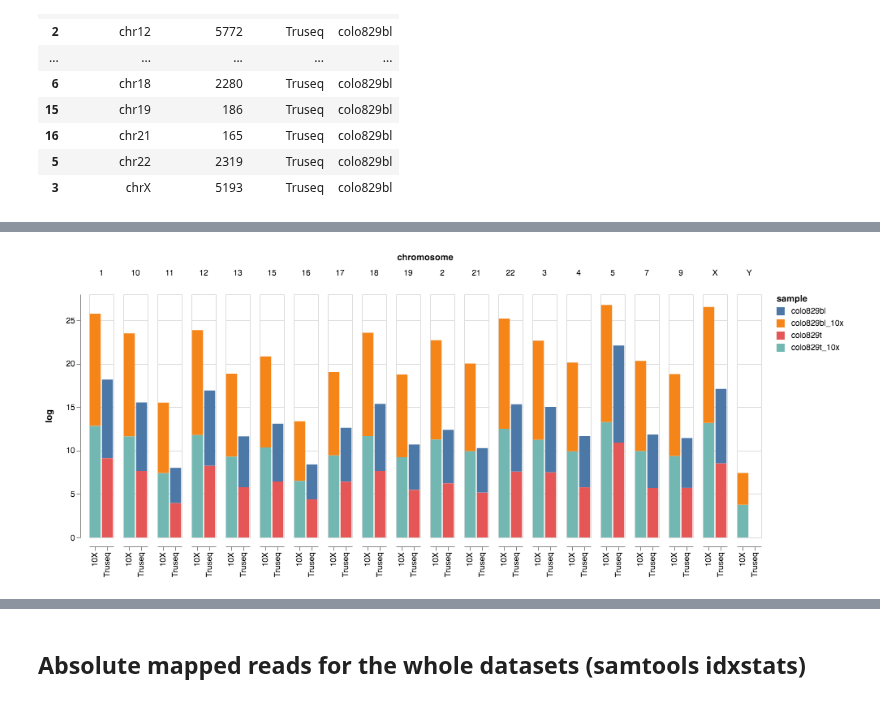
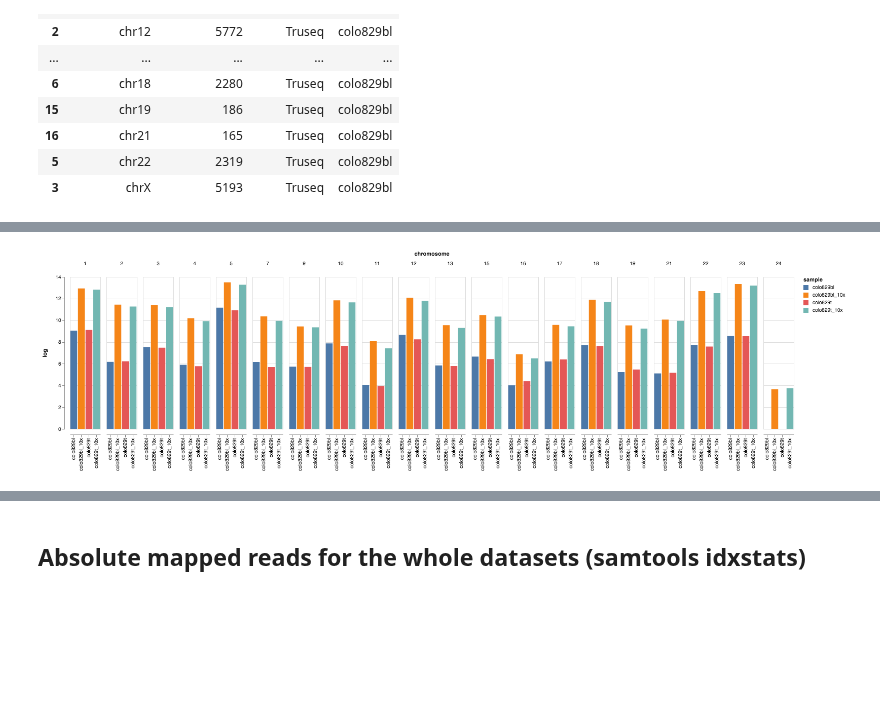
Before and after one commit to umccr/10x, a Jupyter notebook: telomeres/notebooks/counts.ipynb, the cells around one changed output, grey strips where cells are left out. Drawn from its saved outputs; the diff is of its cells as text; code cells hidden in the pictures; blank space fills up the shorter version.

Commit message:
Chromosome sorting temporary hack as vega-lite spect facet ordering gets merged and then interpreted by altair

```diff
--- a/telomeres/notebooks/counts.ipynb
+++ b/telomeres/notebooks/counts.ipynb
@@ -95,7 +95,9 @@ dataset_curated["log"] = dataset_curated["mmap_count"].apply(np.log)
 dataset_curated["chromosome"] = pd.Categorical(dataset_curated["chromosome"], chr_array)
 dataset_curated = dataset_curated.sort_values("chromosome")
 
-pat = r"chr(.*)"
 repl = lambda m: m.group(1)
 
-dataset_curated['chromosome'] = dataset_curated['chromosome'].str.replace(pat, repl)
+dataset_curated['chromosome'] = dataset_curated['chromosome'].str.replace(r"chr(\d+)", repl)
+dataset_curated['chromosome'] = dataset_curated['chromosome'].str.replace(r"chrX", "23")
+dataset_curated['chromosome'] = dataset_curated['chromosome'].str.replace(r"chrY", "24")
+dataset_curated['chromosome'] = dataset_curated['chromosome'].str.replace(r"chrM", "25")
@@ -102,31 +125,31 @@ dataset_curated['chromosome'] = dataset_curated['chromosome'].str.replace(pat, r
 # %%
 
 sample_chart = alt.Chart(dataset_curated).mark_bar().encode(
         alt.X('sample:N', scale=alt.Scale(rangeStep=15), axis=alt.Axis(title='')),
         alt.Y('mmap_count:Q', axis=alt.Axis(title='Mapped reads')),
         color = alt.Color('sample:N'), #scale=alt.Scale(range["#EA98D2", "#659CCA", "#EA98D2", "#EA98D2", "#EA98D2"])),
         column = 'chromosome:N'
 )
 
 tech_chart = alt.Chart(dataset_curated).mark_bar().encode(
         alt.X('technology:N', scale=alt.Scale(rangeStep=15), axis=alt.Axis(title='')),
         alt.Y('mmap_count:Q', axis=alt.Axis(title='Mapped reads')),
         color = alt.Color('technology:N'), #scale=alt.Scale(range["#EA98D2", "#659CCA", "#EA98D2", "#EA98D2", "#EA98D2"])),
         column = 'chromosome:N'
 )
 
 logplot = alt.Chart(dataset_curated).mark_bar().encode(
-        alt.X('technology:N', scale=alt.Scale(rangeStep=15), axis=alt.Axis(title='')),
+        alt.X('sample:N', scale=alt.Scale(rangeStep=15), axis=alt.Axis(title='')),
         y = 'log:Q',
         color = alt.Color('sample:N'), #scale=alt.Scale(range["#EA98D2", "#659CCA", "#EA98D2", "#EA98D2", "#EA98D2"])),
         #column = 'chromosome:N'
-        column = alt.Column('chromosome:N', sort='ascending')
+        column = alt.Column('chromosome:Q')
 )
 
 
 #sample_chart
 #| tech_chart | logplot
 #sample_chart | tech_chart | logplot
 logplot
 # %% [output]
-[figure, old version]
+[figure, new version]
```
Also changed, not shown: parts of 3 cells of this notebook, 1 other file.
